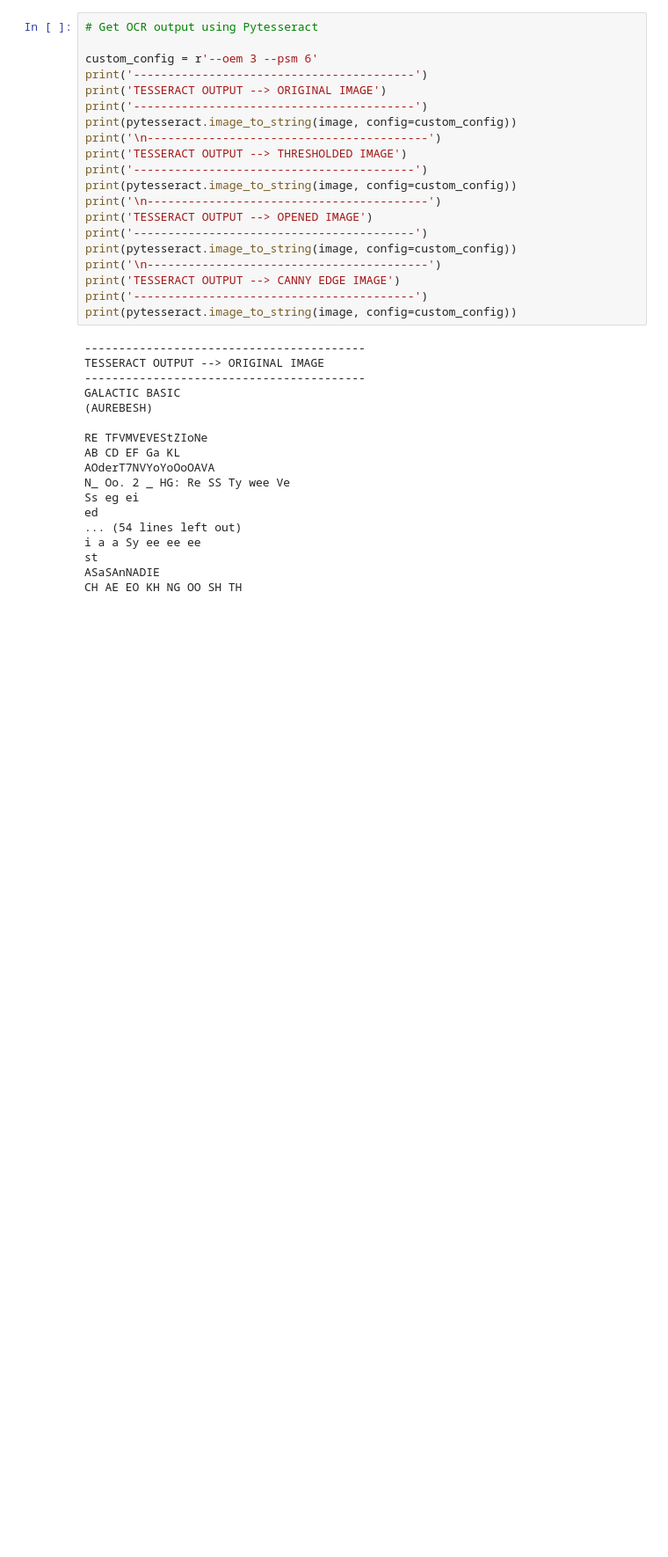
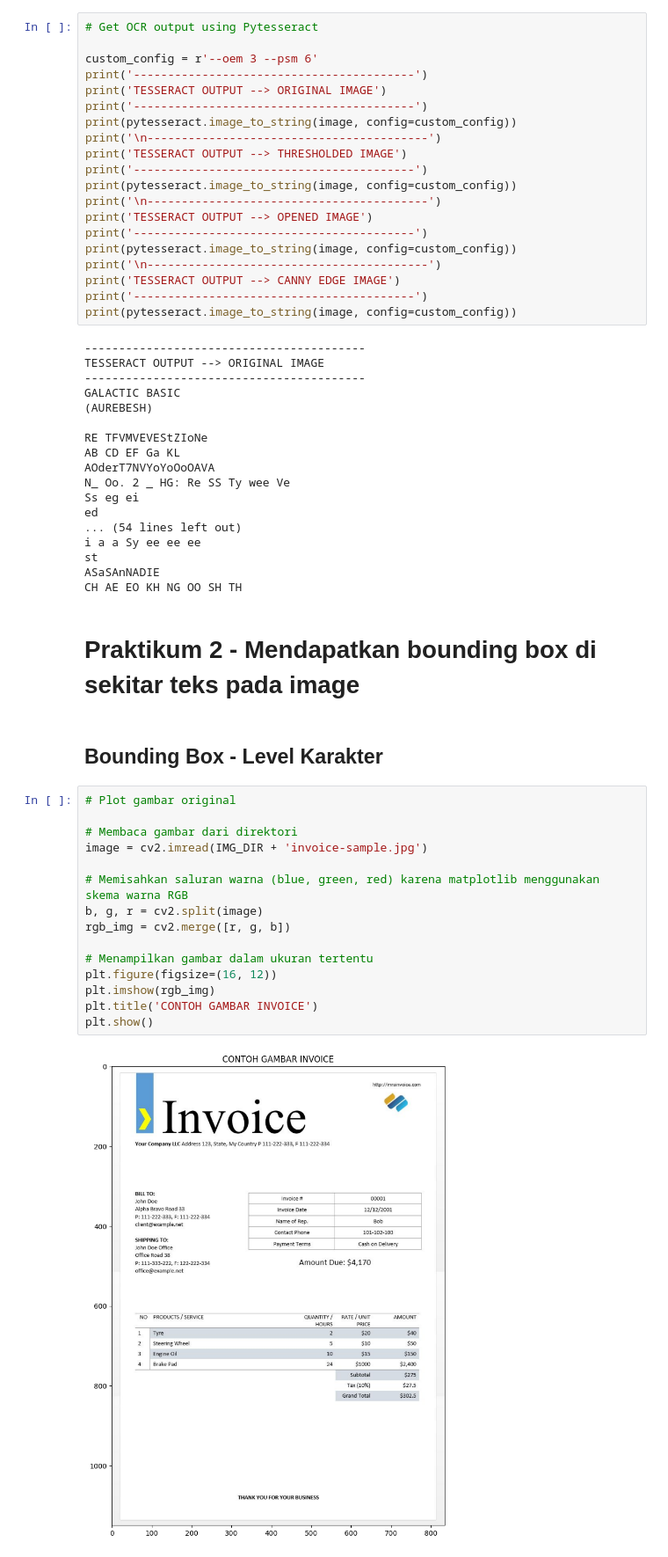
Before and after one commit to hunn99/ML_Ganjil_2024, a Jupyter notebook: JS12_OCR.ipynb, the cells around one changed output. Shown at 88% size. Saved outputs shown, nothing was run; the diff lists cells and outputs as text; blank space fills up the shorter version.

Commit message:
Praktikum 2

```diff
--- a/JS12_OCR.ipynb
+++ b/JS12_OCR.ipynb
@@ -155,3 +167,24 @@ i a a Sy ee ee ee
 st
 ASaSAnNADIE
 CH AE EO KH NG OO SH TH
+# %% [markdown]
+# Praktikum 2 - Mendapatkan bounding box di sekitar teks pada image
+# %% [markdown]
+## Bounding Box - Level Karakter
+# %%
+# Plot gambar original
+
+# Membaca gambar dari direktori
+image = cv2.imread(IMG_DIR + 'invoice-sample.jpg')
+
+# Memisahkan saluran warna (blue, green, red) karena matplotlib menggunakan skema warna RGB
+b, g, r = cv2.split(image)
+rgb_img = cv2.merge([r, g, b])
+
+# Menampilkan gambar dalam ukuran tertentu
+plt.figure(figsize=(16, 12))
+plt.imshow(rgb_img)
+plt.title('CONTOH GAMBAR INVOICE')
+plt.show()
+# %% [output]
+[figure, added]
```
Also changed, not shown: parts of 20 cells of this notebook.
